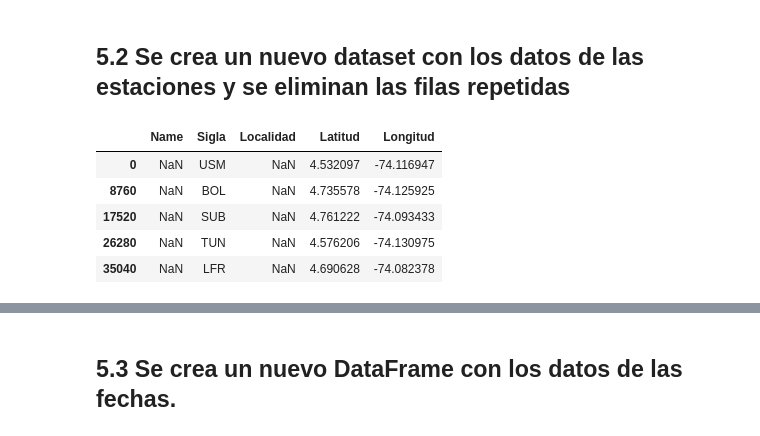
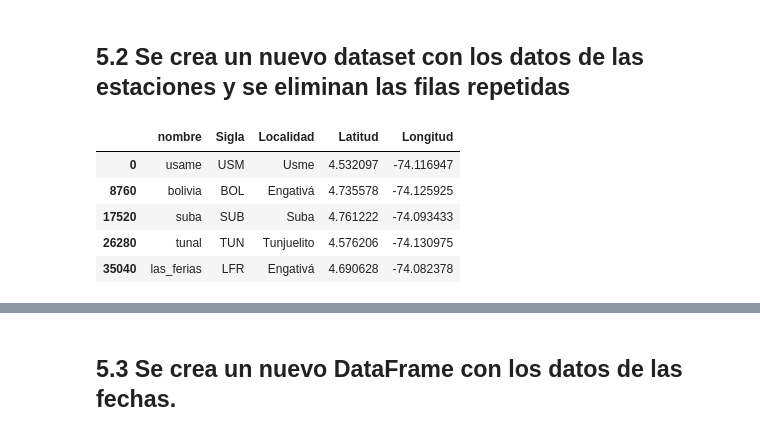
Before and after one commit to elkin5/ciencia-datos-manejo-analisis, a Jupyter notebook: Taller1/CIenciaDatosTaller1.ipynb, the cells around one changed output, grey strips where cells are left out. Saved outputs shown, nothing was run; the diff lists cells and outputs as text; code cells hidden in the pictures.

```diff
--- a/Taller1/CIenciaDatosTaller1.ipynb
+++ b/Taller1/CIenciaDatosTaller1.ipynb
@@ -432,17 +442,17 @@ df_polutante.head()
 # %% [markdown]
 ## 5.2 Se crea un nuevo dataset con los datos de las estaciones y se eliminan las filas repetidas
 # %%
-df_estacion=pd.DataFrame(df, columns=["Name", "Station", "Localidad", "Latitud", "Longitud"]) # se crea un nuevo DataFrame unicamente con los datos de las estaciones
+df_estacion=pd.DataFrame(df, columns=["nombre", "Station", "Localidad", "Latitud", "Longitud"]) # se crea un nuevo DataFrame unicamente con los datos de las estaciones
 df_estacion = df_estacion.drop_duplicates() # se eliminan las filas repetidas
 df_estacion = df_estacion.rename(columns={'Station': 'Sigla'}) # se cambia el nombre a la columna Station por Sigla
 df_estacion.head()
 # %% [output]
-|  | Name | Sigla | Localidad | Latitud | Longitud |
-| 0 | NaN | USM | NaN | 4.532097 | -74.116947 |
-| 8760 | NaN | BOL | NaN | 4.735578 | -74.125925 |
-| 17520 | NaN | SUB | NaN | 4.761222 | -74.093433 |
-| 26280 | NaN | TUN | NaN | 4.576206 | -74.130975 |
-| 35040 | NaN | LFR | NaN | 4.690628 | -74.082378 |
+|  | nombre | Sigla | Localidad | Latitud | Longitud |
+| 0 | usame | USM | Usme | 4.532097 | -74.116947 |
+| 8760 | bolivia | BOL | Engativá | 4.735578 | -74.125925 |
+| 17520 | suba | SUB | Suba | 4.761222 | -74.093433 |
+| 26280 | tunal | TUN | Tunjuelito | 4.576206 | -74.130975 |
+| 35040 | las_ferias | LFR | Engativá | 4.690628 | -74.082378 |
 # %%
 # se remplaza la columna sigla, dejando unicamente los datos unicos y luego se le cambia el nombre
 # a la misma por id_estacion
```
Also changed, not shown: parts of 17 cells of this notebook, 7 other files.
